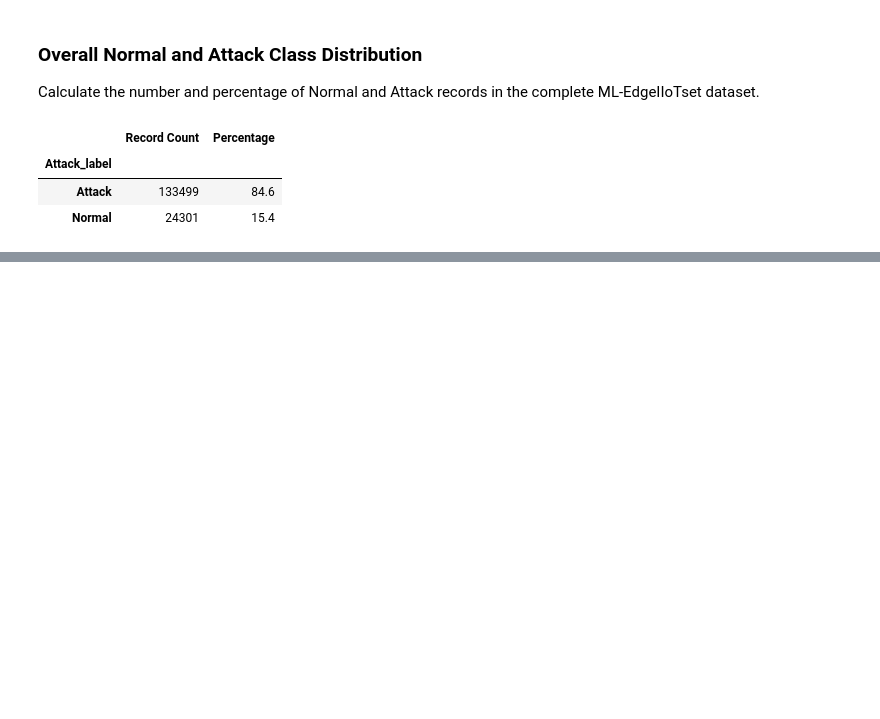
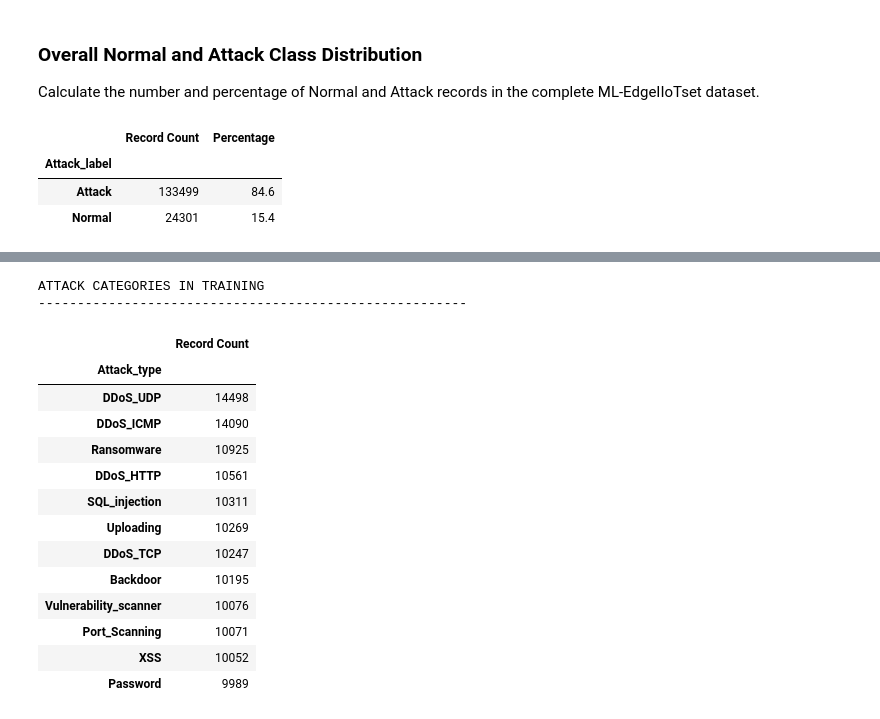
Before and after one commit to Agumekenneth/Data-Science-Final-year-Project--Prototype-1, a Jupyter notebook: IoT.ipynb, the cells around one changed output, grey strips where cells are left out. Drawn from its saved outputs; the diff is of its cells as text; code cells hidden in the pictures; blank space fills up the shorter version.

```diff
--- a/IoT.ipynb
+++ b/IoT.ipynb
@@ -4559,0 +4739,64 @@ display(distribution.round(2))
+# %%
+# Verify alignment between labels and original dataset records
+
+assert y_train_held.index.isin(target_df.index).all()
+assert y_test_held.index.isin(target_df.index).all()
+
+train_types = target_df.loc[y_train_held.index, "Attack_type"]
+test_types = target_df.loc[y_test_held.index, "Attack_type"]
+
+# Verify binary labels match the original dataset
+assert (
+    target_df.loc[y_train_held.index, "Attack_label"].values
+    == y_train_held.values
+).all()
+
+assert (
+    target_df.loc[y_test_held.index, "Attack_label"].values
+    == y_test_held.values
+).all()
+
+print("HELD-OUT TEST ATTACK CATEGORIES")
+print("-" * 55)
+
+test_attack_types = test_types[y_test_held == 1].value_counts()
+display(test_attack_types.to_frame("Record Count"))
+
+print("\nATTACK CATEGORIES IN TRAINING")
+print("-" * 55)
+
+train_attack_types = train_types[y_train_held == 1].value_counts()
+display(train_attack_types.to_frame("Record Count"))
+
+print("\nCATEGORIES EXCLUDED FROM TRAINING")
+print("-" * 55)
+
+excluded_categories = (
+    set(test_types[y_test_held == 1].unique())
+    - set(train_types[y_train_held == 1].unique())
+)
+
+print(sorted(excluded_categories))
+
+# Verify no overlap between training and testing records
+print("\nINDEX OVERLAP:", len(
+    set(y_train_held.index).intersection(y_test_held.index)
+))
+
+# Calculate balanced class weights
+def calculate_balanced_weights(labels):
+    counts = labels.value_counts()
+    total = len(labels)
+    n_classes = len(counts)
+
+    return {
+        label: round(total / (n_classes * count), 4)
+        for label, count in counts.items()
+    }
+
+print("\nHELD-OUT TRAINING CLASS WEIGHTS")
+print(calculate_balanced_weights(y_train_held))
+
+print("\nCONVENTIONAL TRAINING CLASS WEIGHTS")
+print(calculate_balanced_weights(y_train_tree))
+# %% [output]
@@ -4559,0 +4809,16 @@ display(distribution.round(2))
+ATTACK CATEGORIES IN TRAINING
+-------------------------------------------------------
+|  | Record Count |
+| Attack_type |  |
+| DDoS_UDP | 14498 |
+| DDoS_ICMP | 14090 |
+| Ransomware | 10925 |
+| DDoS_HTTP | 10561 |
+| SQL_injection | 10311 |
+| Uploading | 10269 |
+| DDoS_TCP | 10247 |
+| Backdoor | 10195 |
+| Vulnerability_scanner | 10076 |
+| Port_Scanning | 10071 |
+| XSS | 10052 |
+| Password | 9989 |
```
Also changed, not shown: parts of 6 cells of this notebook.
